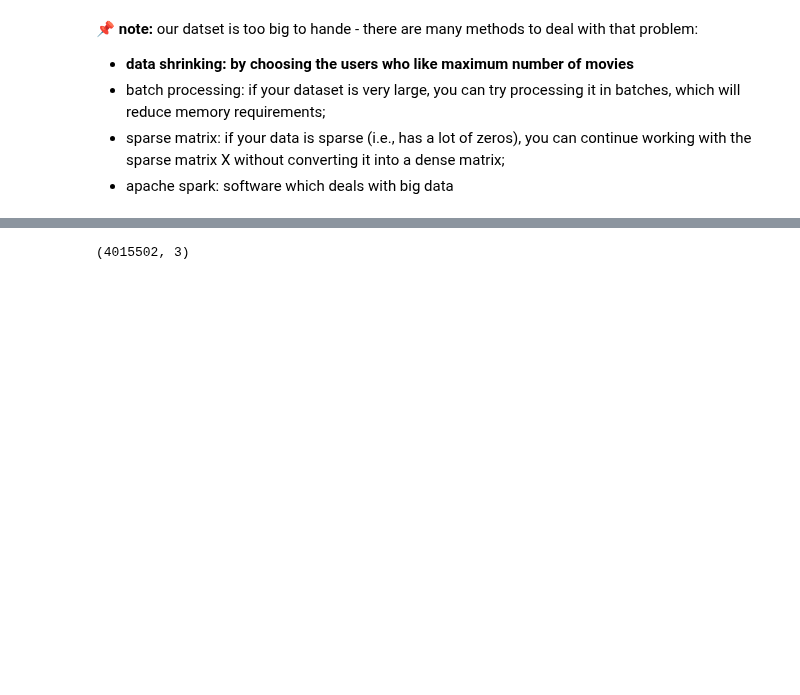
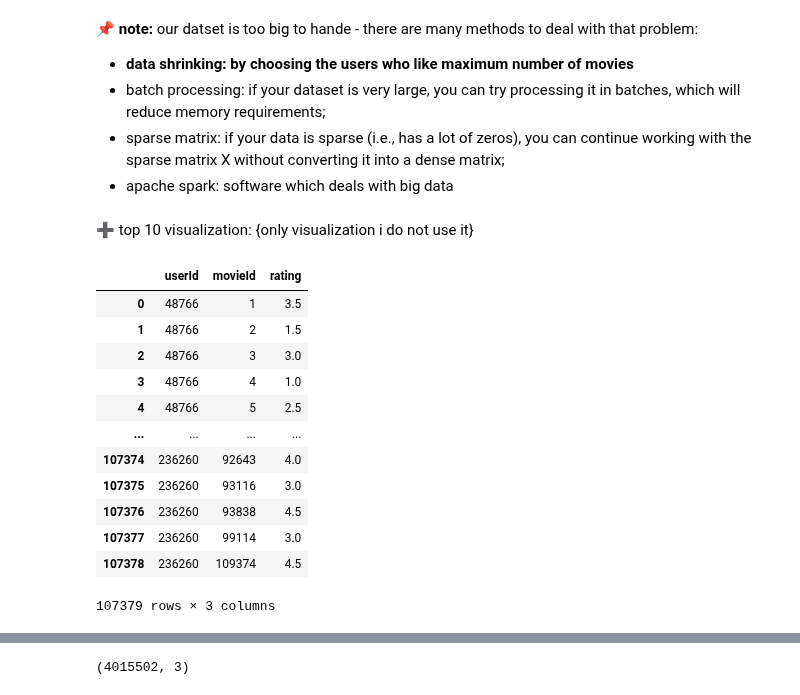
Before and after one commit to Wikusia-s/DM-recomendation-system, a Jupyter notebook: main.ipynb, the cells around one changed output, grey strips where cells are left out. Saved outputs shown, nothing was run; the diff lists cells and outputs as text; code cells hidden in the pictures; blank space fills up the shorter version.

```diff
--- a/main.ipynb
+++ b/main.ipynb
@@ -196,3 +196,22 @@ We want to use apriori algorithm and clustering methods to improve our recomenda
 - apache spark: software which deals with big data
 # %%
 rec.create_chronological_mapping(ratings)
+# %% [markdown]
+➕ top 10 visualization: {only visualization i do not use it}
+# %%
+top_10 = rec.shrinking_data(10, ratings)
+top_10
+# %% [output]
+|  | userId | movieId | rating |
+| 0 | 48766 | 1 | 3.5 |
+| 1 | 48766 | 2 | 1.5 |
+| 2 | 48766 | 3 | 3.0 |
+| 3 | 48766 | 4 | 1.0 |
+| 4 | 48766 | 5 | 2.5 |
+| ... | ... | ... | ... |
+| 107374 | 236260 | 92643 | 4.0 |
+| 107375 | 236260 | 93116 | 3.0 |
+| 107376 | 236260 | 93838 | 4.5 |
+| 107377 | 236260 | 99114 | 3.0 |
+| 107378 | 236260 | 109374 | 4.5 |
+107379 rows × 3 columns
```
Also changed, not shown: parts of 3 cells of this notebook.
